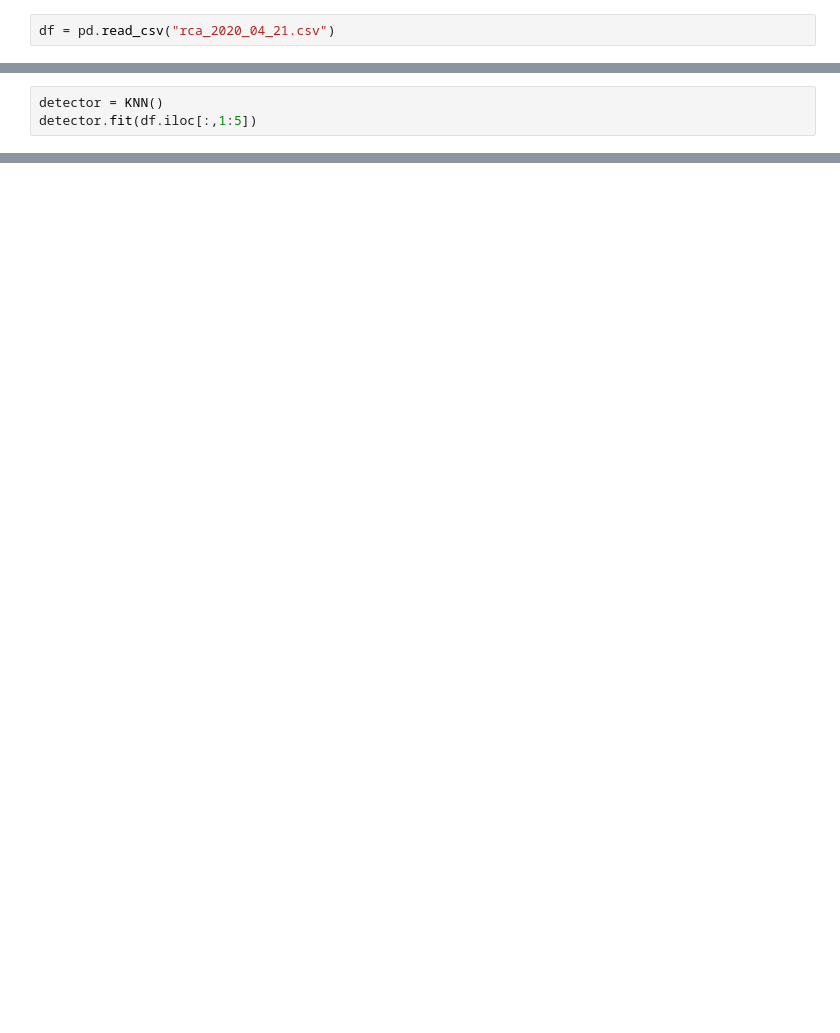
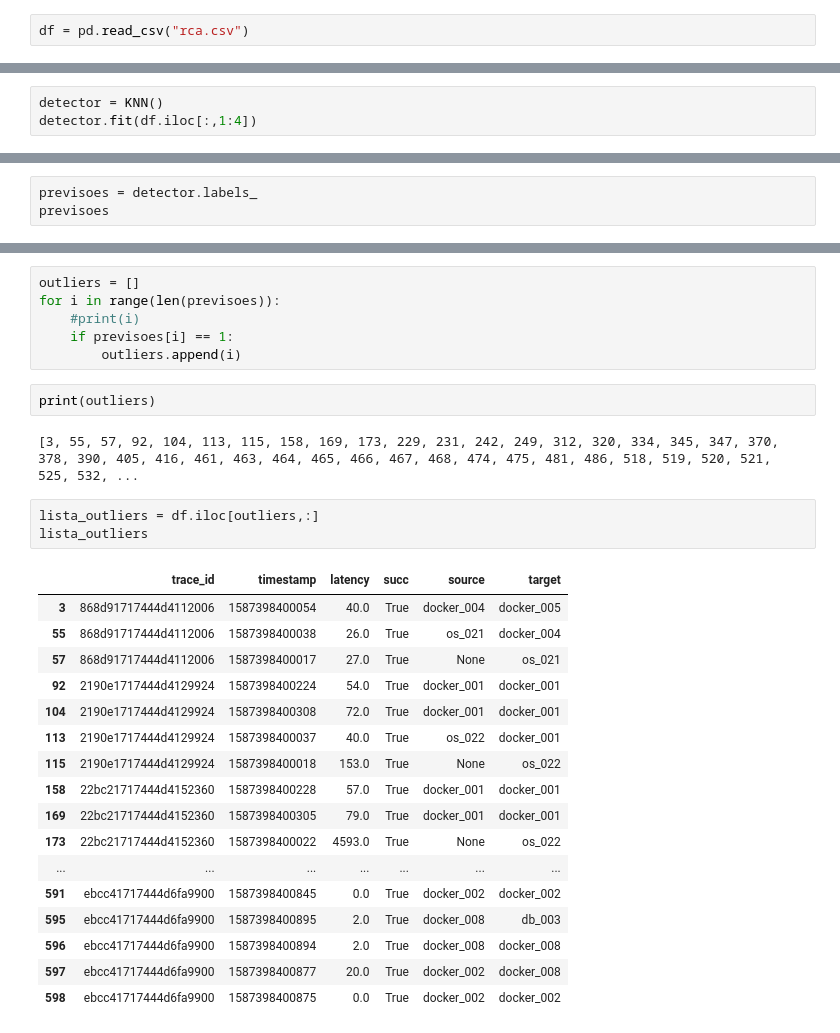
Before and after one commit to laurianalandim/anomalydetetion, a Jupyter notebook: anomaly.ipynb, the cells around one changed output, grey strips where cells are left out. Cells and saved outputs as stored; diff of their text form; blank space fills up the shorter version.

Commit message:
traceDataset Ok

```diff
--- a/anomaly.ipynb
+++ b/anomaly.ipynb
@@ -4,3 +8,3 @@ import pandas as pd
 from pyod.models.knn import KNN
 # %%
-df = pd.read_csv("rca_2020_04_21.csv")
+df = pd.read_csv("rca.csv")
@@ -23,4 +27,4 @@ df.head(1000)
 # %%
 detector = KNN()
-detector.fit(df.iloc[:,1:5])
+detector.fit(df.iloc[:,1:4])
 # %% [output]
@@ -27,0 +34,3 @@ ValueError: could not convert string to float: 'docker_005'
+# %%
+previsoes = detector.labels_
+previsoes
@@ -27,0 +80,31 @@ ValueError: could not convert string to float: 'docker_005'
+# %%
+outliers = []
+for i in range(len(previsoes)):
+    #print(i)
+    if previsoes[i] == 1:
+        outliers.append(i)
+# %%
+print(outliers)
+# %% [output]
+[3, 55, 57, 92, 104, 113, 115, 158, 169, 173, 229, 231, 242, 249, 312, 320, 334, 345, 347, 370, 378, 390, 405, 416, 461, 463, 464, 465, 466, 467, 468, 474, 475, 481, 486, 518, 519, 520, 521, 525, 532, ...
+# %%
+lista_outliers = df.iloc[outliers,:]
+lista_outliers
+# %% [output]
+|  | trace_id | timestamp | latency | succ | source | target |
+| 3 | 868d91717444d4112006 | 1587398400054 | 40.0 | True | docker_004 | docker_005 |
+| 55 | 868d91717444d4112006 | 1587398400038 | 26.0 | True | os_021 | docker_004 |
+| 57 | 868d91717444d4112006 | 1587398400017 | 27.0 | True | None | os_021 |
+| 92 | 2190e1717444d4129924 | 1587398400224 | 54.0 | True | docker_001 | docker_001 |
+| 104 | 2190e1717444d4129924 | 1587398400308 | 72.0 | True | docker_001 | docker_001 |
+| 113 | 2190e1717444d4129924 | 1587398400037 | 40.0 | True | os_022 | docker_001 |
+| 115 | 2190e1717444d4129924 | 1587398400018 | 153.0 | True | None | os_022 |
+| 158 | 22bc21717444d4152360 | 1587398400228 | 57.0 | True | docker_001 | docker_001 |
+| 169 | 22bc21717444d4152360 | 1587398400305 | 79.0 | True | docker_001 | docker_001 |
+| 173 | 22bc21717444d4152360 | 1587398400022 | 4593.0 | True | None | os_022 |
+| ... | ... | ... | ... | ... | ... | ... |
+| 591 | ebcc41717444d6fa9900 | 1587398400845 | 0.0 | True | docker_002 | docker_002 |
+| 595 | ebcc41717444d6fa9900 | 1587398400895 | 2.0 | True | docker_008 | db_003 |
+| 596 | ebcc41717444d6fa9900 | 1587398400894 | 2.0 | True | docker_008 | docker_008 |
+| 597 | ebcc41717444d6fa9900 | 1587398400877 | 20.0 | True | docker_002 | docker_008 |
+| 598 | ebcc41717444d6fa9900 | 1587398400875 | 0.0 | True | docker_002 | docker_002 |
```
Also changed, not shown: parts of 8 cells of this notebook, 2 other files.
